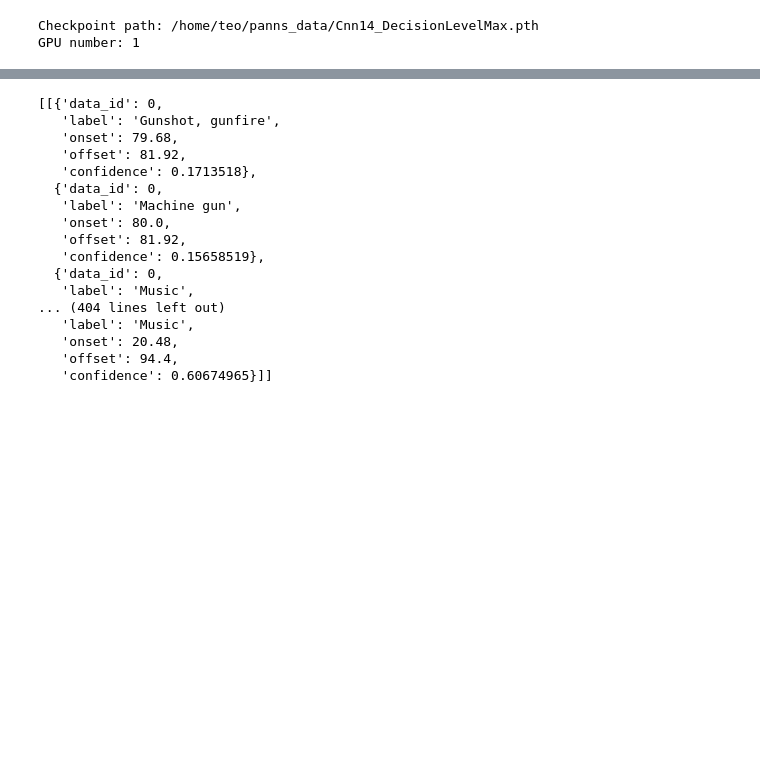
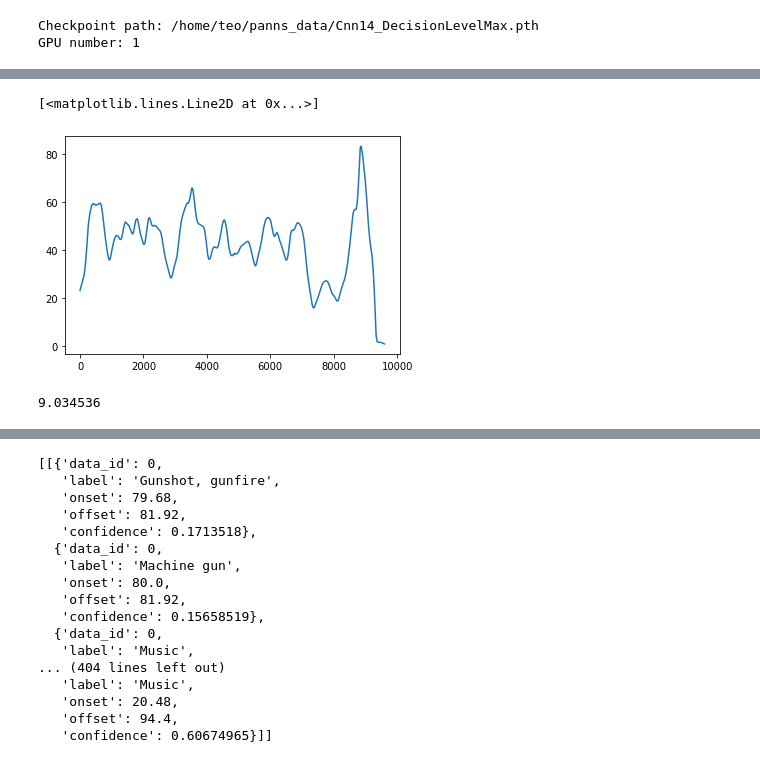
Before and after one commit to daewoung/nia-sound-event, a Jupyter notebook: sed.ipynb, the cells around one changed output, grey strips where cells are left out. Cells and saved outputs as stored; diff of their text form; code cells hidden in the pictures; blank space fills up the shorter version.

```diff
--- a/sed.ipynb
+++ b/sed.ipynb
@@ -243,0 +255,9 @@ GPU number: 1
+# %%
+target = framewise_output[0, :, 137]
+# %%
+import torch
+
+atensor = torch.Tensor(target)
+conv = torch.nn.Conv1d(in_channels=1, out_channels=1, kernel_size=501, bias=False, padding=250)
+conv.weight.data = torch.ones_like(conv.weight)
+conv.weight.data
@@ -243,0 +282,11 @@ GPU number: 1
+# %%
+output = conv(atensor.unsqueeze(0))
+# %%
+plt.plot(output.detach()[0])
+# %% [output]
+[<matplotlib.lines.Line2D at 0x...>]
+[figure, added]
+# %%
+target[0:100].sum()
+# %% [output]
+9.034536
```
Also changed, not shown: parts of 6 cells of this notebook, 5 other files.
